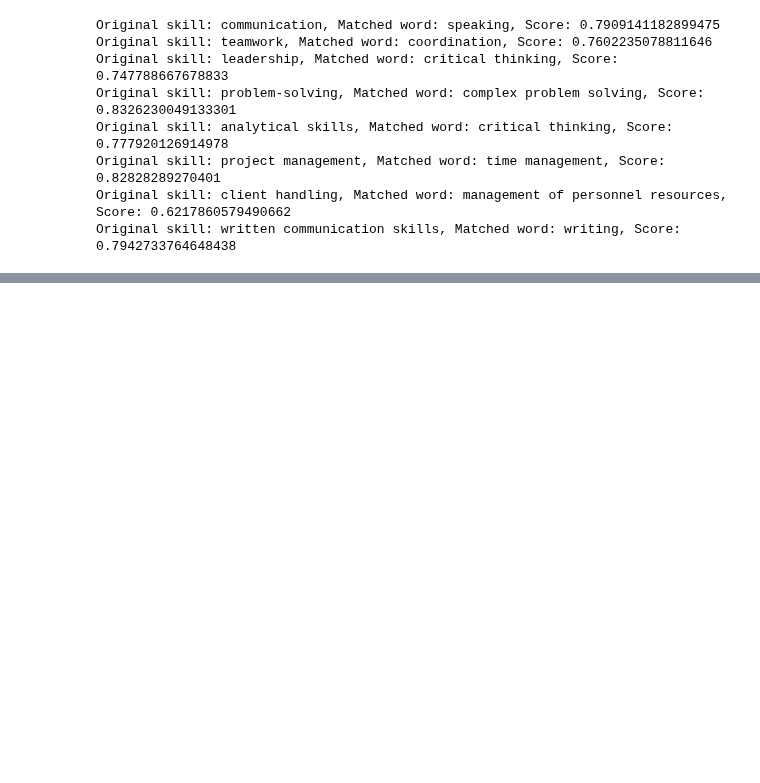
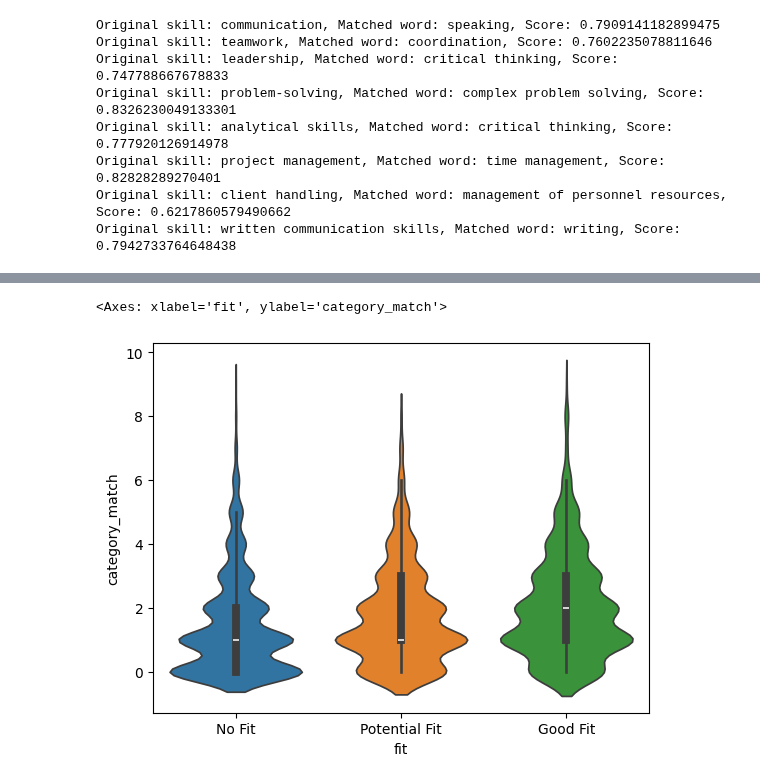
Before and after one commit to YeOldMan23/jobmirror, a Jupyter notebook: data-processing-silver-skills.ipynb, the cells around one changed output, grey strips where cells are left out. Cells and saved outputs as stored; diff of their text form; code cells hidden in the pictures; blank space fills up the shorter version.

Commit message:
JD hard skill EDA

```diff
--- a/data-processing-silver-skills.ipynb
+++ b/data-processing-silver-skills.ipynb
@@ -516,0 +783,3 @@ Original skill: written communication skills, Matched word: writing, Score: 0.79
+# %%
+df_matched_resume_pd = df_matched_resume_cleaned.toPandas()
+df_matched_jd_pd = df_matched_jd_cleaned.toPandas()
@@ -516,0 +788,2 @@ Original skill: written communication skills, Matched word: writing, Score: 0.79
+# %%
+df_labels_pd = df_labels.toPandas()
@@ -516,0 +792,6 @@ Original skill: written communication skills, Matched word: writing, Score: 0.79
+# %%
+df_joined_pd = pd.merge(df_labels_pd, df_matched_resume_pd, left_on='resume_id', right_on='id')
+df_joined_pd = pd.merge(df_joined_pd, df_matched_jd_pd, left_on='job_id', right_on='id')
+df_joined_pd = df_joined_pd[['resume_id', 'job_id', 'fit', 'hard_skills_category_x', 'hard_skills_standardized_x',
+                             'hard_skills_category_y', 'hard_skills_standardized_y']]
+df_joined_pd
@@ -516,0 +812,12 @@ Original skill: written communication skills, Matched word: writing, Score: 0.79
+# %%
+df_joined_pd['category_match'] = df_joined_pd.apply(
+    lambda row: sum(word in row['hard_skills_category_y'] for word in row['hard_skills_category_x']
+                    if row['hard_skills_category_x'] is not None and row['hard_skills_category_y'] is not None),
+    axis=1
+)
+
+df_joined_pd['specific_match'] = df_joined_pd.apply(
+    lambda row: sum(word in row['hard_skills_standardized_y'] for word in row['hard_skills_standardized_x']
+                    if row['hard_skills_standardized_x'] is not None and row['hard_skills_standardized_y'] is not None),
+    axis=1
+)
@@ -516,0 +850,7 @@ Original skill: written communication skills, Matched word: writing, Score: 0.79
+# %%
+import seaborn as sns
+
+sns.violinplot(data=df_joined_pd, x='fit', y='category_match', hue='fit')
+# %% [output]
+<Axes: xlabel='fit', ylabel='category_match'>
+[figure, added]
```
Also changed, not shown: parts of 46 cells of this notebook.
